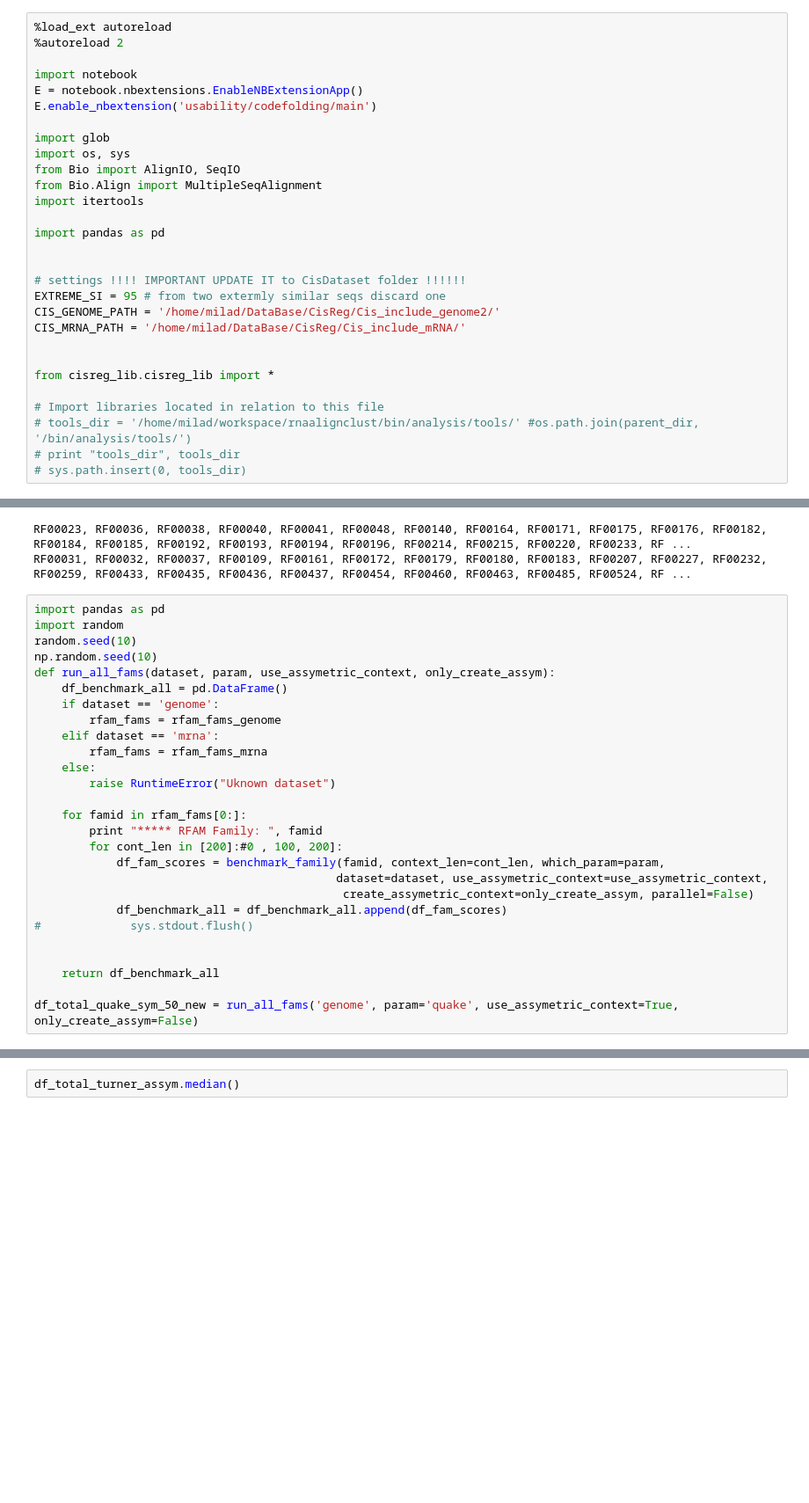
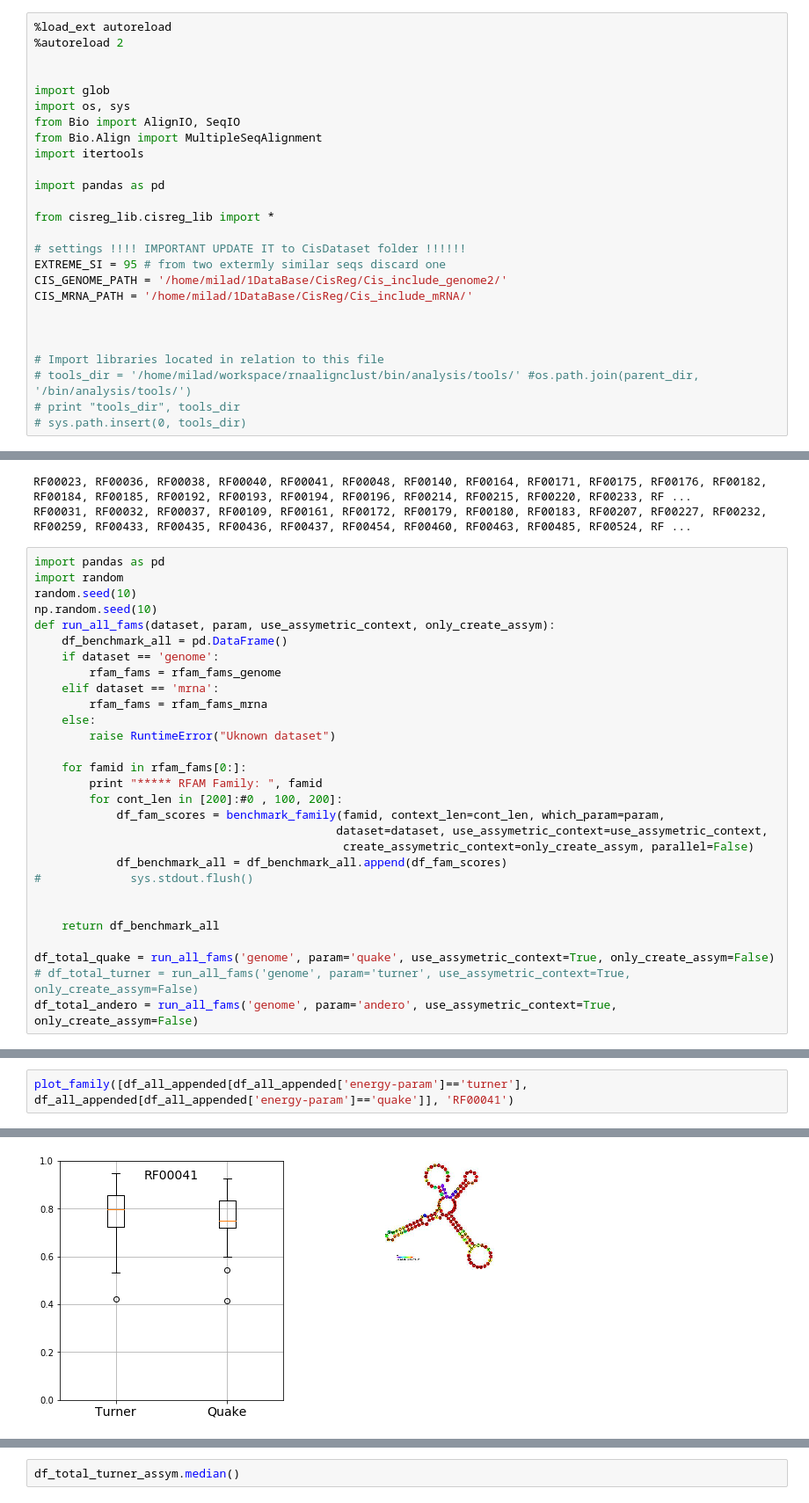
Before and after one commit to mmiladi/mmfold, a Jupyter notebook: cisreg/Benchmark-CisReg.ipynb, the cells around one changed output, grey strips where cells are left out. Shown at 88% size. Drawn from its saved outputs; the diff is of its cells as text; blank space fills up the shorter version.

Commit message:
Latest Vienna Run, before cleanup the notebook

```diff
--- a/cisreg/Benchmark-CisReg.ipynb
+++ b/cisreg/Benchmark-CisReg.ipynb
@@ -24,9 +27,6 @@ For each family:
 %load_ext autoreload
 %autoreload 2
 
-import notebook
-E = notebook.nbextensions.EnableNBExtensionApp()
-E.enable_nbextension('usability/codefolding/main')
 
 import glob
 import os, sys
@@ -36,14 +36,14 @@ import itertools
 
 import pandas as pd
 
+from cisreg_lib.cisreg_lib import *
 
 # settings !!!! IMPORTANT UPDATE IT to CisDataset folder !!!!!!
 EXTREME_SI = 95 # from two extermly similar seqs discard one
-CIS_GENOME_PATH = '/home/milad/DataBase/CisReg/Cis_include_genome2/'
-CIS_MRNA_PATH = '/home/milad/DataBase/CisReg/Cis_include_mRNA/'
+CIS_GENOME_PATH = '/home/milad/1DataBase/CisReg/Cis_include_genome2/'
+CIS_MRNA_PATH = '/home/milad/1DataBase/CisReg/Cis_include_mRNA/'
 
 
-from cisreg_lib.cisreg_lib import *
 
 # Import libraries located in relation to this file
 # tools_dir = '/home/milad/workspace/rnaalignclust/bin/analysis/tools/' #os.path.join(parent_dir, '/bin/analysis/tools/')
@@ -364,7 +370,9 @@ def run_all_fams(dataset, param, use_assymetric_context, only_create_assym):
 
     return df_benchmark_all
 
-df_total_quake_sym_50_new = run_all_fams('genome', param='quake', use_assymetric_context=True, only_create_assym=False)
+df_total_quake = run_all_fams('genome', param='quake', use_assymetric_context=True, only_create_assym=False)
+# df_total_turner = run_all_fams('genome', param='turner', use_assymetric_context=True, only_create_assym=False)
+df_total_andero = run_all_fams('genome', param='andero', use_assymetric_context=True, only_create_assym=False)
 # %% [output]
 ***** RFAM Family:  RF00023
 Number of sequences in .struct:  220
@@ -479,0 +504,3 @@ Plot saved to:  boxplots-cisreg-bp-accuracy-constraint-RF00041.svg
+# %%
+plot_family([df_all_appended[df_all_appended['energy-param']=='turner'], df_all_appended[df_all_appended['energy-param']=='quake']], 'RF00041')
+# %% [output]
@@ -479,0 +516 @@ Plot saved to:  boxplots-cisreg-bp-accuracy-constraint-RF00041.svg
+[figure, added]
```
Also changed, not shown: parts of 19 cells of this notebook, 1 other file.
